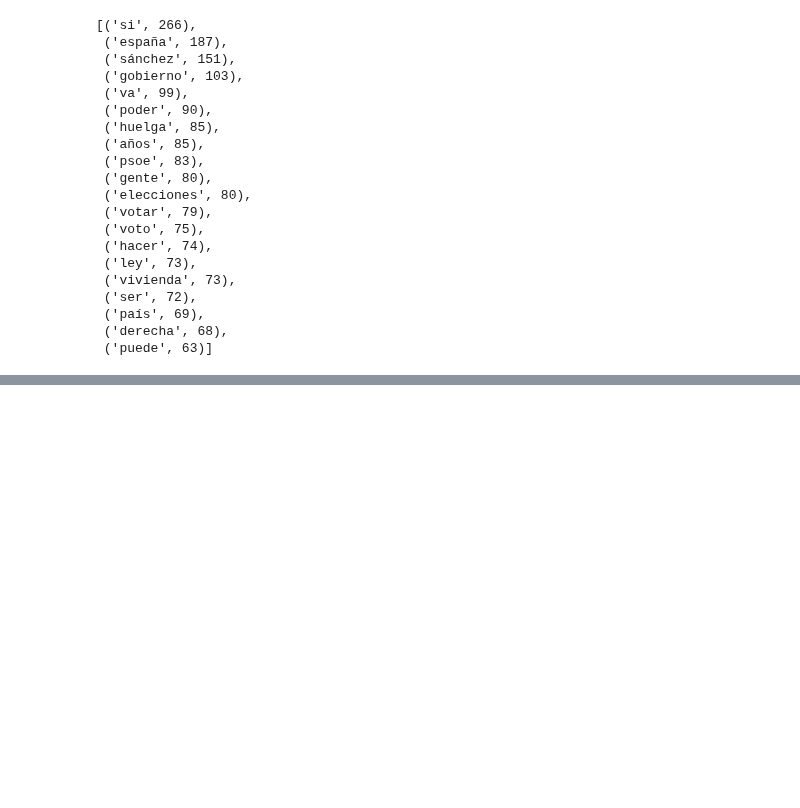
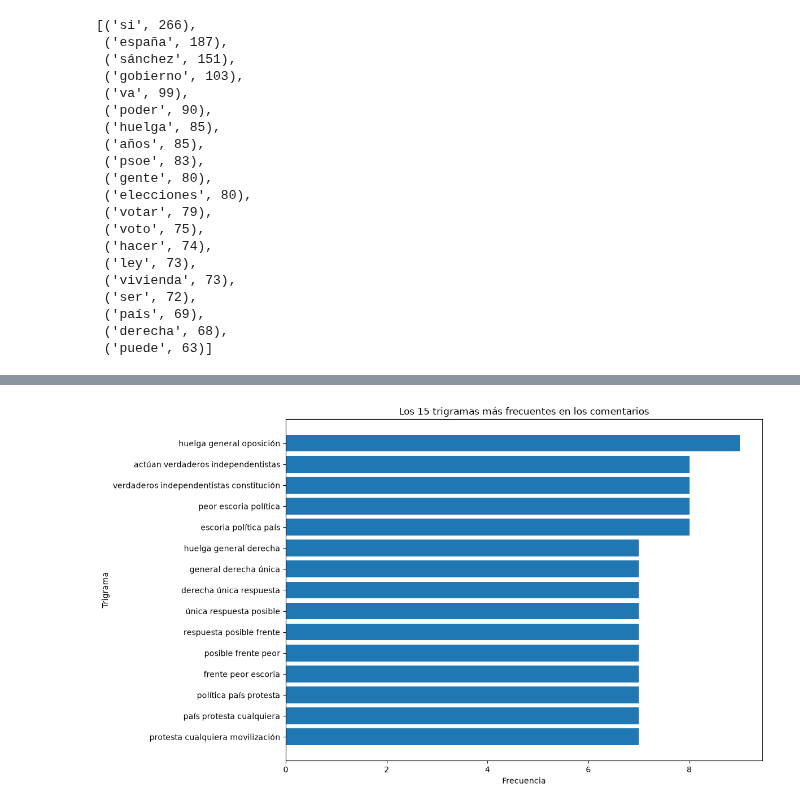
Before and after one commit to jejoama/Practicas_Curriculares, a Jupyter notebook: GENERAL.ipynb, the cells around one changed output, grey strips where cells are left out. Drawn from its saved outputs; the diff is of its cells as text; code cells hidden in the pictures; blank space fills up the shorter version.

```diff
--- a/GENERAL.ipynb
+++ b/GENERAL.ipynb
@@ -524,0 +698,26 @@ frecuencia_palabras.most_common(20)
+# %%
+
+# Obtener los 15 trigramas más frecuentes
+top_trigramas = frecuencia_trigramas.most_common(15)
+
+# Unir las tres palabras para mostrarlas en el gráfico
+trigramas_texto = [
+    f"{palabra1} {palabra2} {palabra3}"
+    for (palabra1, palabra2, palabra3), frecuencia in top_trigramas
+]
+
+# Obtener las frecuencias
+frecuencias_trigramas = [
+    frecuencia for trigrama, frecuencia in top_trigramas
+]
+
+# Crear el gráfico de barras horizontal
+plt.figure(figsize=(12, 7))
+plt.barh(trigramas_texto[::-1], frecuencias_trigramas[::-1])
+plt.xlabel("Frecuencia")
+plt.ylabel("Trigrama")
+plt.title("Los 15 trigramas más frecuentes en los comentarios")
+plt.tight_layout()
+plt.show()
+# %% [output]
+[figure, added]
```
Also changed, not shown: parts of 9 cells of this notebook.
